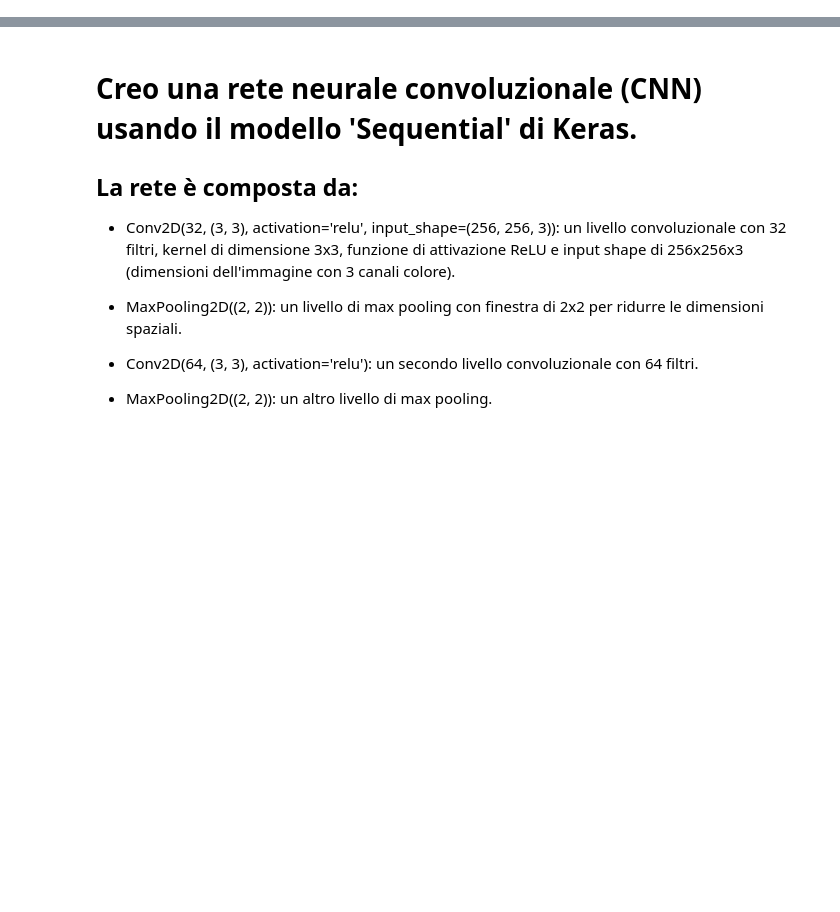
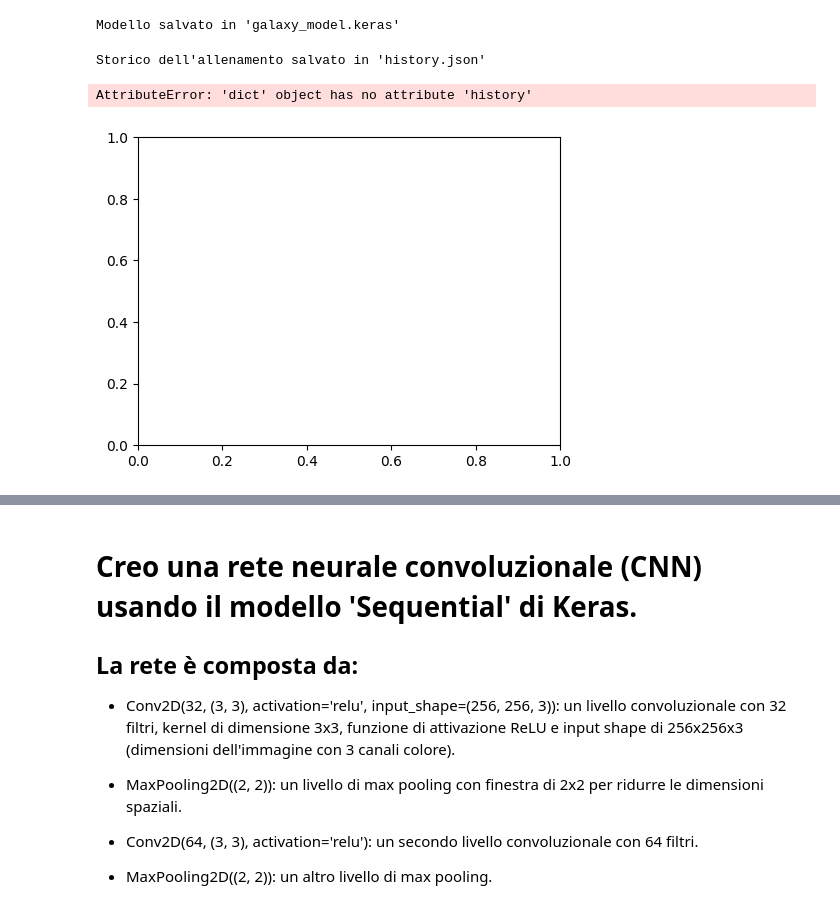
Before and after one commit to SpaceAndrea/GalaxyClassifier, a Jupyter notebook: esempio_galassie_kaggle.ipynb, the cells around one changed output, grey strips where cells are left out. Drawn from its saved outputs; the diff is of its cells as text; code cells hidden in the pictures; blank space fills up the shorter version.

```diff
--- a/esempio_galassie_kaggle.ipynb
+++ b/esempio_galassie_kaggle.ipynb
@@ -61,0 +58,4 @@ train_labels = np.array(train_labels)
+# %%
+# Creazione dei dataset tf.data
+train_dataset = create_dataset(image_paths_train, labels_train)
+val_dataset = create_dataset(image_paths_val, labels_val)
@@ -61,0 +104,6 @@ train_labels = np.array(train_labels)
+# %%
+# Callback per l'early stopping
+early_stopping = EarlyStopping(monitor='val_loss', patience=3, restore_best_weights=True)
+# %%
+# Addestramento del modello
+history = model.fit(train_dataset, epochs=10, validation_data=val_dataset, callbacks=[early_stopping])
@@ -61,0 +131,21 @@ train_labels = np.array(train_labels)
+# %%
+# Salvataggio del modello
+model.save('galaxy_model.keras')
+print("Modello salvato in 'galaxy_model.keras'")
+# %% [output]
+Modello salvato in 'galaxy_model.keras'
+# %%
+#ipotetico:
+
+'''
+# Salvataggio dello storico dell'allenamento
+with open('history.json', 'w') as f:
+    json.dump(history.history, f)
+print("Storico dell'allenamento salvato in 'history.json'")
+
+# Carica lo storico dell'allenamento
+with open('history.json', 'r') as f:
+    history = json.load(f)
+'''
+# %% [output]
+Storico dell'allenamento salvato in 'history.json'
@@ -61,0 +155,13 @@ train_labels = np.array(train_labels)
+# %%
+# Plotting training & validation accuracy values
+plt.figure(figsize=(12, 4))
+plt.subplot(1, 2, 1)
+plt.plot(history.history['accuracy'])
+plt.plot(history.history['val_accuracy'])
+plt.title('Model accuracy')
+plt.ylabel('Accuracy')
+plt.xlabel('Epoch')
+plt.legend(['Train', 'Validation'], loc='upper left')
+# %% [output]
+AttributeError: 'dict' object has no attribute 'history'
+[figure, added]
```
Also changed, not shown: parts of 15 cells of this notebook.
